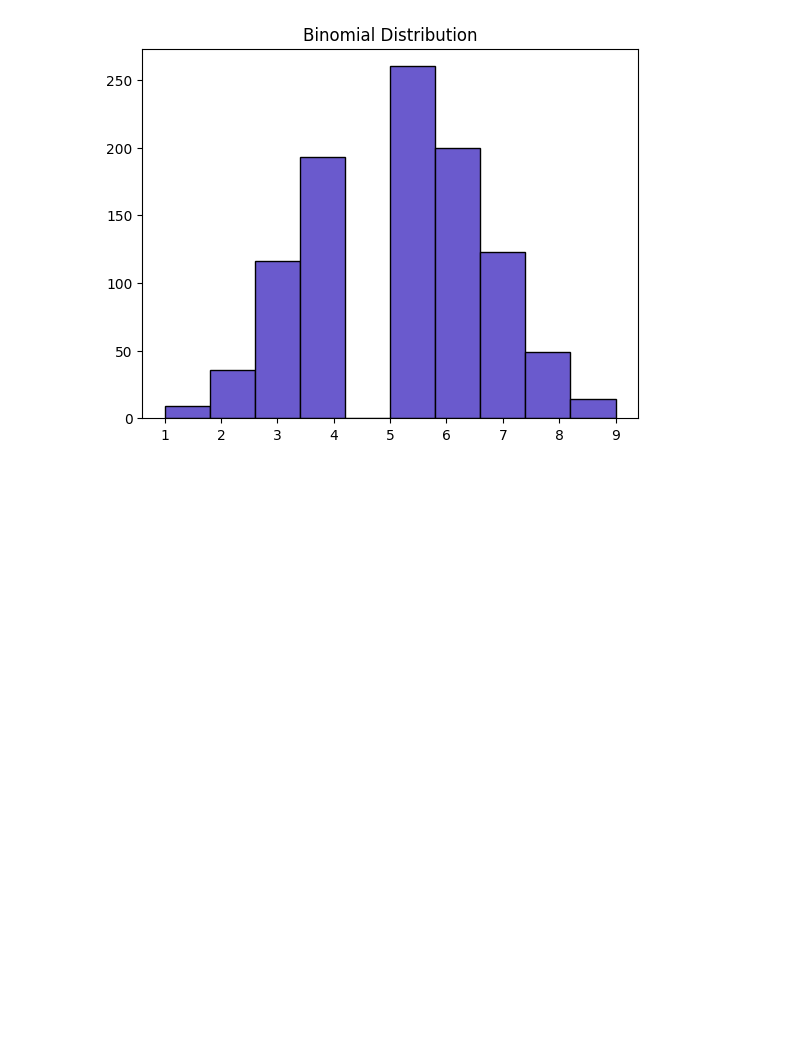
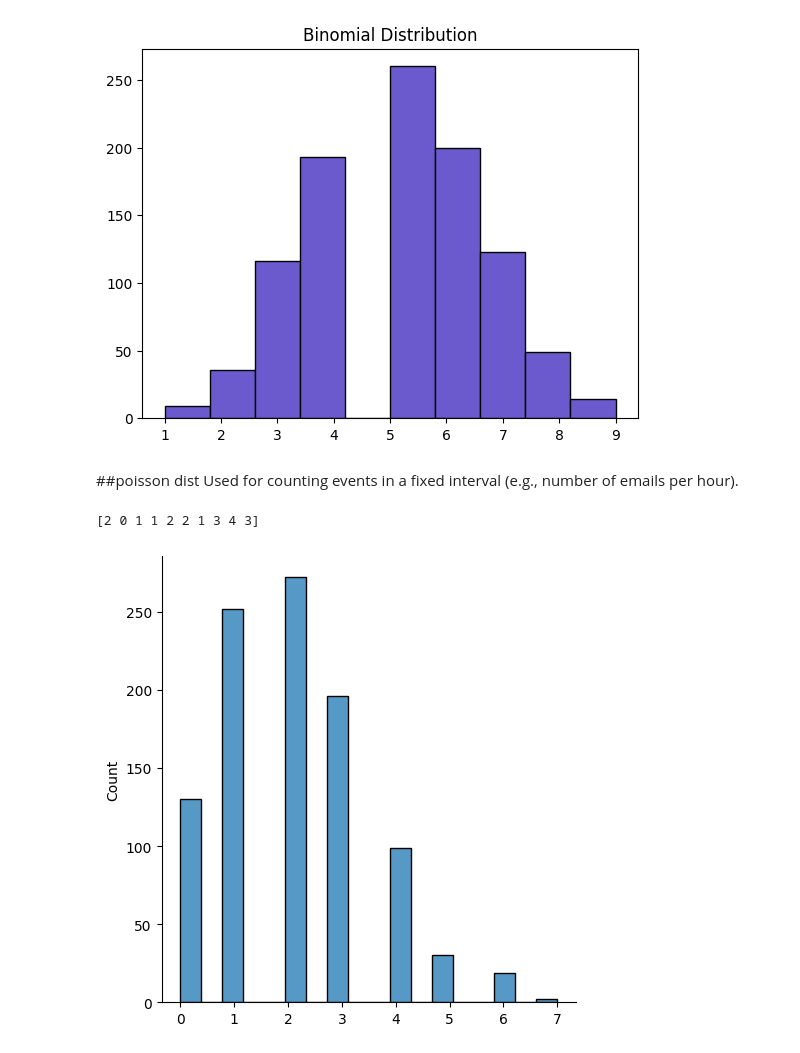
Before and after one commit to shreyasstha/data, a Jupyter notebook: numpy.ipynb, the cells around one changed output. Cells and saved outputs as stored; diff of their text form; code cells hidden in the pictures; blank space fills up the shorter version.

Commit message:
added poisson distribution

```diff
--- a/numpy.ipynb
+++ b/numpy.ipynb
@@ -291,3 +293,21 @@ plt.title("Binomial Distribution")
 plt.show()
 # %% [output]
 [figure]
+# %% [markdown]
+##poisson dist
+Used for counting events in a fixed interval (e.g., number of emails per hour).
+# %%
+from numpy import random
+x= random.poisson(lam=2, size =10)
+print(x)
+# %% [output]
+[2 0 1 1 2 2 1 3 4 3]
+# %%
+from numpy import random
+import matplotlib.pyplot as plt
+import seaborn as sns
+
+x= sns.displot(random.poisson(lam=2, size=1000))
+plt.show()
+# %% [output]
+[figure, added]
```
Also changed, not shown: parts of 5 cells of this notebook.
